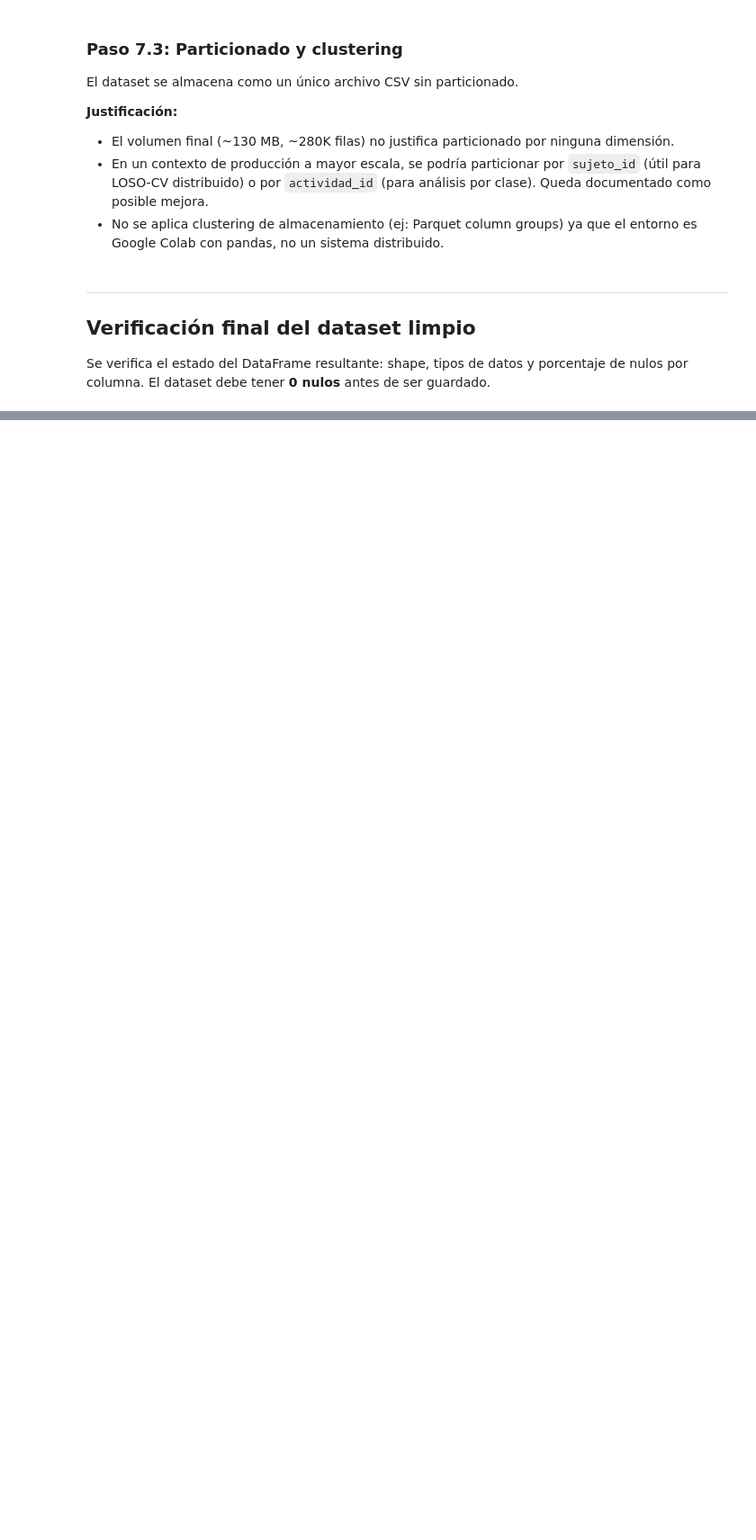
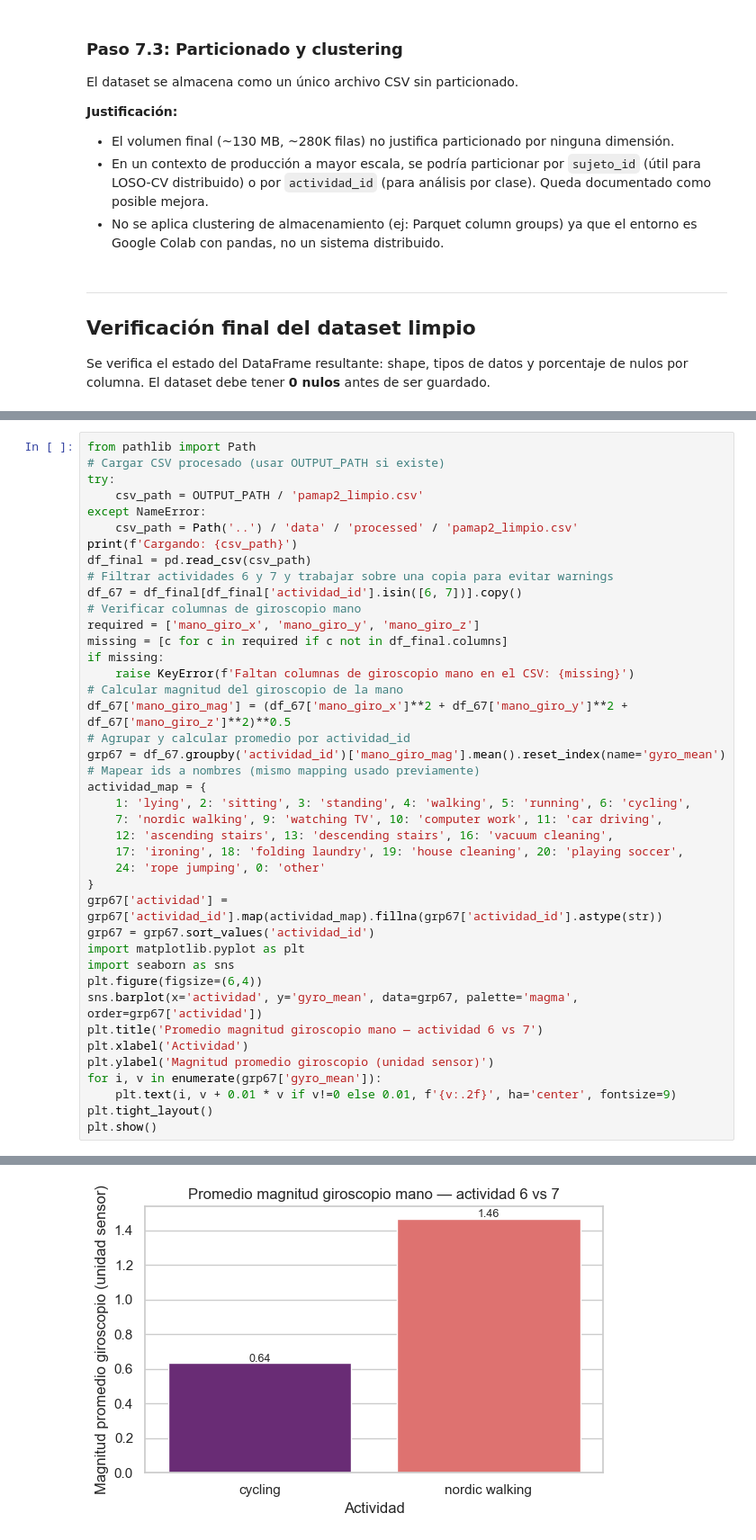
Before and after one commit to FrancoRecalde/TP_CD, a Jupyter notebook: notebooks/01_ETL.ipynb, the cells around one changed output, grey strips where cells are left out. Shown at 90% size. Cells and saved outputs as stored; diff of their text form; blank space fills up the shorter version.

```diff
--- a/notebooks/01_ETL.ipynb
+++ b/notebooks/01_ETL.ipynb
@@ -850,0 +1066,42 @@ for col in df_limpio.columns:
+# %%
+from pathlib import Path
+# Cargar CSV procesado (usar OUTPUT_PATH si existe)
+try:
+    csv_path = OUTPUT_PATH / 'pamap2_limpio.csv'
+except NameError:
+    csv_path = Path('..') / 'data' / 'processed' / 'pamap2_limpio.csv'
+print(f'Cargando: {csv_path}')
+df_final = pd.read_csv(csv_path)
+# Filtrar actividades 6 y 7 y trabajar sobre una copia para evitar warnings
+df_67 = df_final[df_final['actividad_id'].isin([6, 7])].copy()
+# Verificar columnas de giroscopio mano
+required = ['mano_giro_x', 'mano_giro_y', 'mano_giro_z']
+missing = [c for c in required if c not in df_final.columns]
+if missing:
+    raise KeyError(f'Faltan columnas de giroscopio mano en el CSV: {missing}')
+# Calcular magnitud del giroscopio de la mano
+df_67['mano_giro_mag'] = (df_67['mano_giro_x']**2 + df_67['mano_giro_y']**2 + df_67['mano_giro_z']**2)**0.5
+# Agrupar y calcular promedio por actividad_id
+grp67 = df_67.groupby('actividad_id')['mano_giro_mag'].mean().reset_index(name='gyro_mean')
+# Mapear ids a nombres (mismo mapping usado previamente)
+actividad_map = {
+    1: 'lying', 2: 'sitting', 3: 'standing', 4: 'walking', 5: 'running', 6: 'cycling',
+    7: 'nordic walking', 9: 'watching TV', 10: 'computer work', 11: 'car driving',
+    12: 'ascending stairs', 13: 'descending stairs', 16: 'vacuum cleaning',
+    17: 'ironing', 18: 'folding laundry', 19: 'house cleaning', 20: 'playing soccer',
+    24: 'rope jumping', 0: 'other'
+}
+grp67['actividad'] = grp67['actividad_id'].map(actividad_map).fillna(grp67['actividad_id'].astype(str))
+grp67 = grp67.sort_values('actividad_id')
+import matplotlib.pyplot as plt
+import seaborn as sns
+plt.figure(figsize=(6,4))
+sns.barplot(x='actividad', y='gyro_mean', data=grp67, palette='magma', order=grp67['actividad'])
+plt.title('Promedio magnitud giroscopio mano — actividad 6 vs 7')
+plt.xlabel('Actividad')
+plt.ylabel('Magnitud promedio giroscopio (unidad sensor)')
+for i, v in enumerate(grp67['gyro_mean']):
+    plt.text(i, v + 0.01 * v if v!=0 else 0.01, f'{v:.2f}', ha='center', fontsize=9)
+plt.tight_layout()
+plt.show()
+# %% [output]
@@ -850,0 +1112 @@ for col in df_limpio.columns:
+[figure, added]
```
Also changed, not shown: parts of 24 cells of this notebook, 2 other files.
